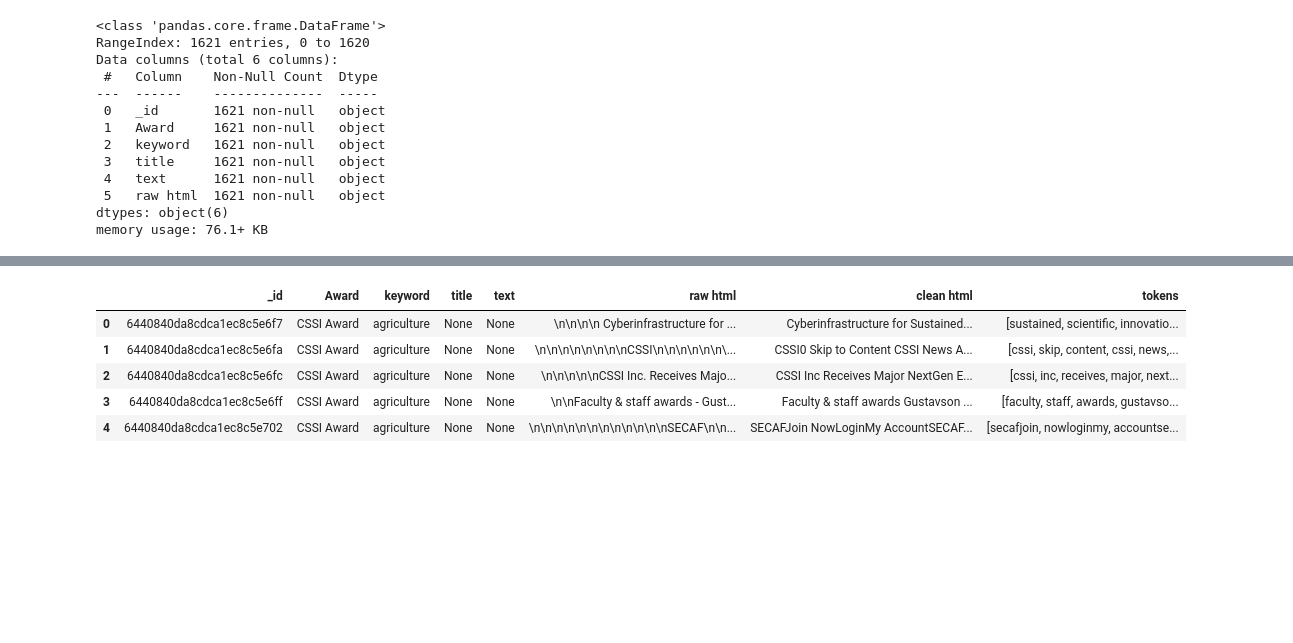
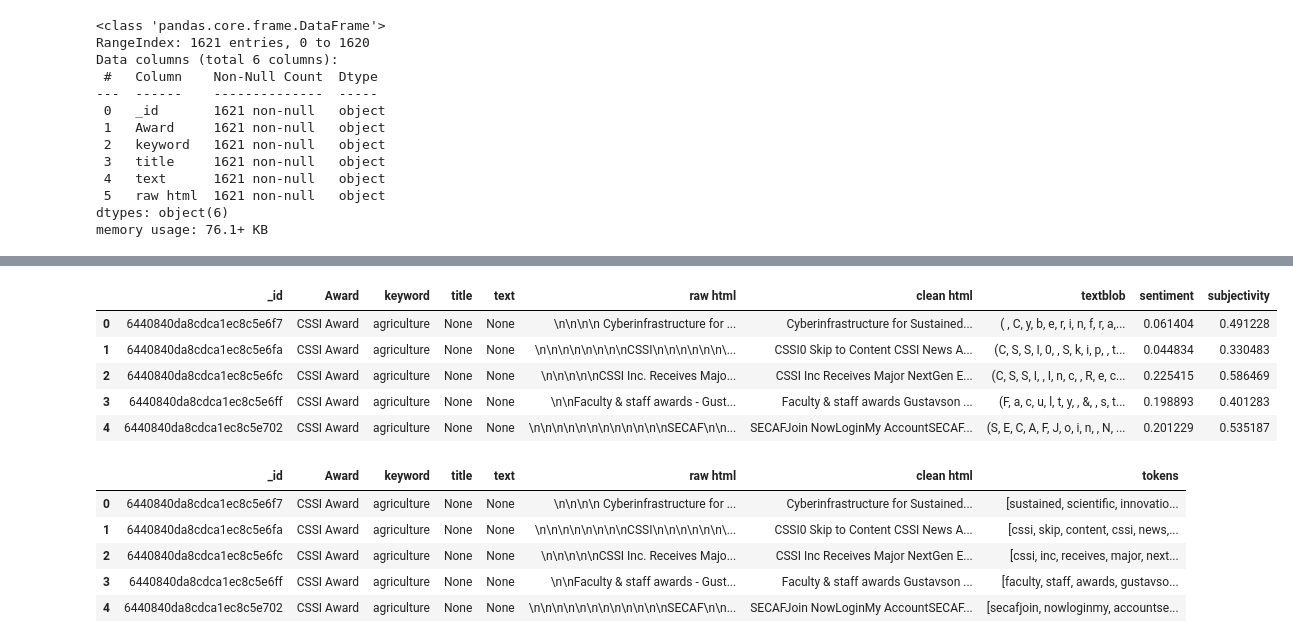
Before and after one commit to HEZR0N/gov-scraping, a Jupyter notebook: Scripts/Data Cleaning and Analysis/LSDM_Project_Clean_Tokenize.ipynb, the cells around one changed output, grey strips where cells are left out. Drawn from its saved outputs; the diff is of its cells as text; code cells hidden in the pictures; blank space fills up the shorter version.

```diff
--- a/Scripts/Data Cleaning and Analysis/LSDM_Project_Clean_Tokenize.ipynb
+++ b/Scripts/Data Cleaning and Analysis/LSDM_Project_Clean_Tokenize.ipynb
@@ -269,6 +260,20 @@ df.head()
 # %%
 def findSentiment(text):
   return TextBlob(text)
+# %%
+df['textblob'] = df['clean html'].apply(lambda x : TextBlob(x))
+# %%
+df['sentiment'] = df['textblob'].apply(lambda x : x.polarity)
+df['subjectivity'] = df['textblob'].apply(lambda x : x.subjectivity)
+# %%
+df.head()
+# %% [output]
+|  | _id | Award | keyword | title | text | raw html | clean html | textblob | sentiment | subjectivity |
+| 0 | 6440840da8cdca1ec8c5e6f7 | CSSI Award | agriculture | None | None | \n\n\n\n Cyberinfrastructure for ... | Cyberinfrastructure for Sustained... | ( , C, y, b, e, r, i, n, f, r, a,... | 0.061404 | 0.491228 |
+| 1 | 6440840da8cdca1ec8c5e6fa | CSSI Award | agriculture | None | None | \n\n\n\n\n\n\n\nCSSI\n\n\n\n\n\n\... | CSSI0 Skip to Content CSSI News A... | (C, S, S, I, 0, , S, k, i, p, , t... | 0.044834 | 0.330483 |
+| 2 | 6440840da8cdca1ec8c5e6fc | CSSI Award | agriculture | None | None | \n\n\n\n\nCSSI Inc. Receives Majo... | CSSI Inc Receives Major NextGen E... | (C, S, S, I, , I, n, c, , R, e, c... | 0.225415 | 0.586469 |
+| 3 | 6440840da8cdca1ec8c5e6ff | CSSI Award | agriculture | None | None | \n\nFaculty & staff awards - Gust... | Faculty & staff awards Gustavson ... | (F, a, c, u, l, t, y, , &, , s, t... | 0.198893 | 0.401283 |
+| 4 | 6440840da8cdca1ec8c5e702 | CSSI Award | agriculture | None | None | \n\n\n\n\n\n\n\n\n\n\n\nSECAF\n\n... | SECAFJoin NowLoginMy AccountSECAF... | (S, E, C, A, F, J, o, i, n, , N, ... | 0.201229 | 0.535187 |
 # %%
 df['sentiment'] = df['clean html'].apply(lambda x : TextBlob(x).polarity)
 df['subjectivity'] = df['clean html'].apply(lambda x : TextBlob(x).subjectivity)
```
Also changed, not shown: parts of 13 cells of this notebook, 1 other file.
